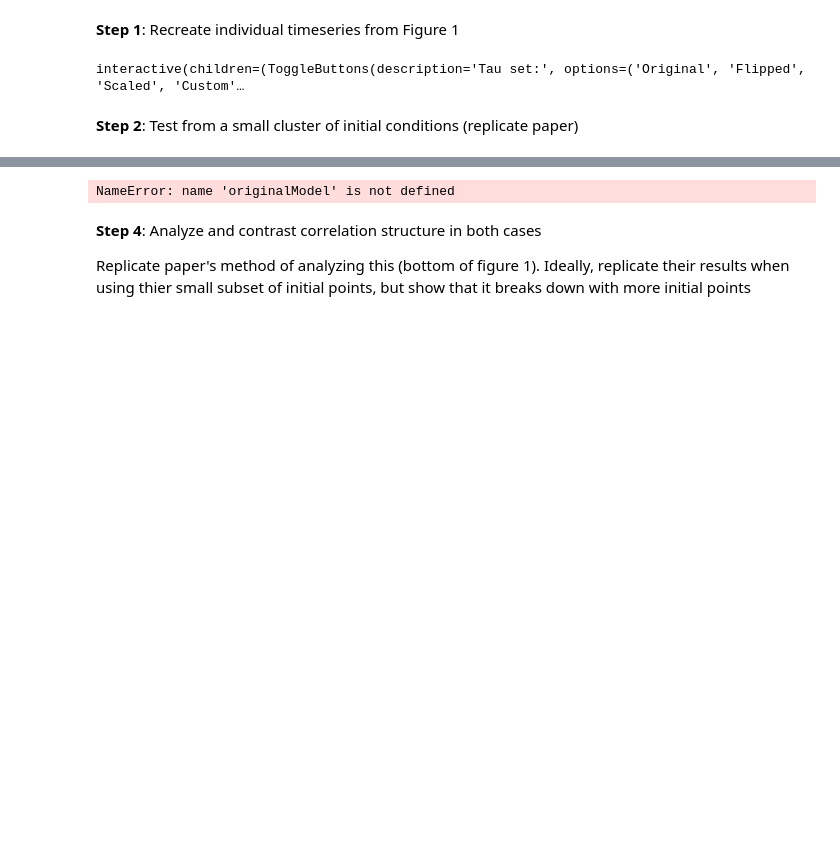
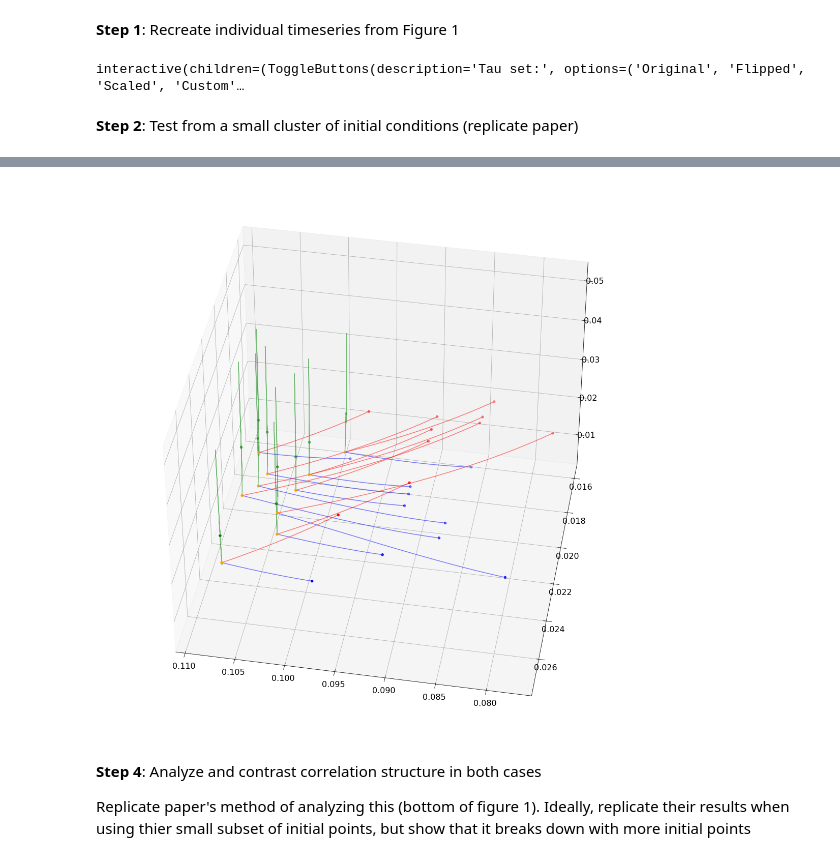
Before and after one commit to gwaldow/ADHPFinalProject, a Jupyter notebook: ADHPProject.ipynb, the cells around one changed output, grey strips where cells are left out. Drawn from its saved outputs; the diff is of its cells as text; code cells hidden in the pictures; blank space fills up the shorter version.

```diff
--- a/ADHPProject.ipynb
+++ b/ADHPProject.ipynb
@@ -372,20 +395,20 @@ plot_button.on_click(on_plot_button_clicked)
 # %%
 fig = plt.figure(figsize = (20,20))
 ax = plt.axes(projection="3d")
 ax.view_init(elev=40, azim=100)
 
 models = [originalModel,flippedModel,scaledModel]
 colors = ['blue','red','green']
 
 for i in range(len(models)):
     Model = models[i]
     color = colors[i]
-    for p in range(originalModel.numRandomStartPoints):
+    for p in range(num_pts_slide.value):
         ax.plot3D(Model.trajectory[0,p,:]/1000, Model.trajectory[1,p,:]/1000, Model.trajectory[2,p,:]/1000, color=color, alpha=0.5)
     ax.scatter3D(Model.startingPoints[0,:]/1000,Model.startingPoints[1,:]/1000,Model.startingPoints[2,:]/1000,color='orange')
     ax.scatter3D(Model.endingPoints[0,:]/1000,Model.endingPoints[1,:]/1000,Model.endingPoints[2,:]/1000,color=color)
 # %% [output]
-NameError: name 'originalModel' is not defined
+[figure, added]
 # %% [markdown]
 **Step 4**: Analyze and contrast correlation structure in both cases
 
```
Also changed, not shown: parts of 13 cells of this notebook.
